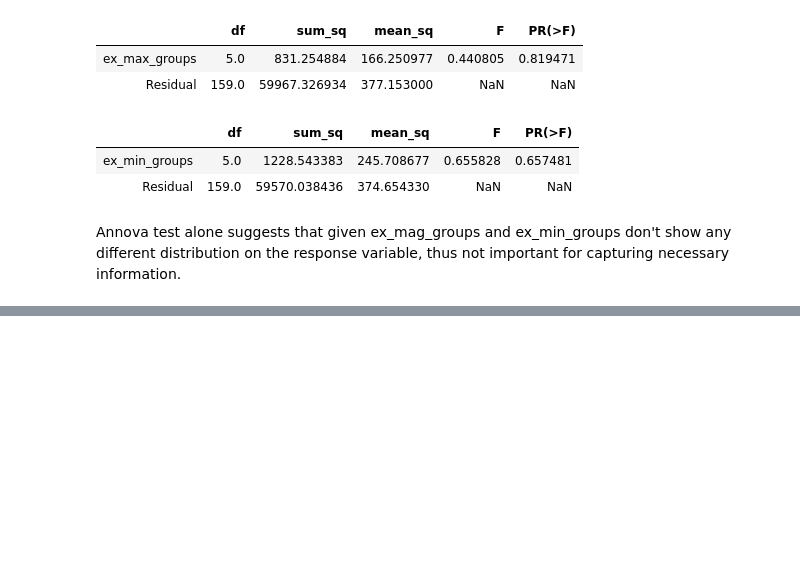
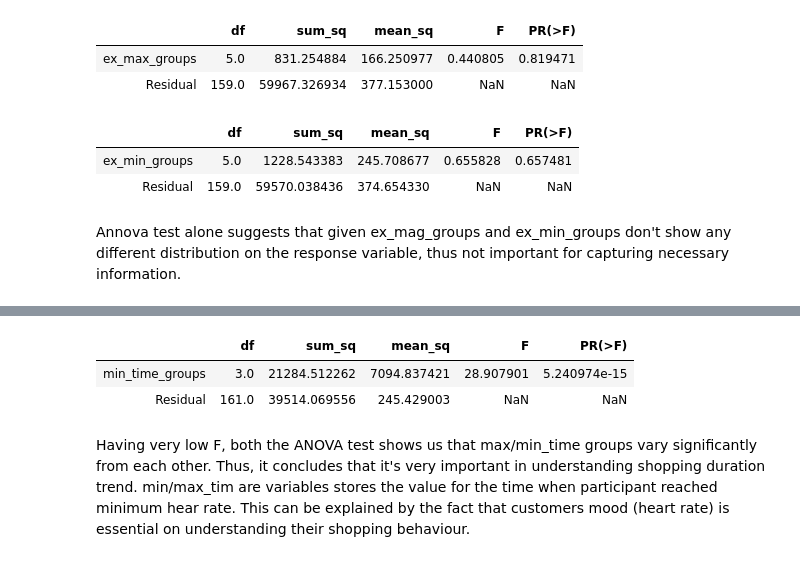
Before and after one commit to MhmudFwzi/customer_behavior_prediction, a Jupyter notebook: ANOVA - Test .ipynb, the cells around one changed output, grey strips where cells are left out. Cells and saved outputs as stored; diff of their text form; code cells hidden in the pictures; blank space fills up the shorter version.

```diff
--- a/ANOVA - Test .ipynb
+++ b/ANOVA - Test .ipynb
@@ -438,0 +500,9 @@ Annova test alone suggests that given ex_mag_groups and ex_min_groups don't show
+# %%
+lm = smf.ols('shop_dur ~ min_time_groups', data=data).fit()
+sm.stats.anova_lm(lm, type=1)
+# %% [output]
+|  | df | sum_sq | mean_sq | F | PR(>F) |
+| min_time_groups | 3.0 | 21284.512262 | 7094.837421 | 28.907901 | 5.240974e-15 |
+| Residual | 161.0 | 39514.069556 | 245.429003 | NaN | NaN |
+# %% [markdown]
+Having very low F, both the ANOVA test shows us that max/min_time groups vary significantly from each other. Thus, it concludes that it's very important in understanding shopping duration trend. min/max_tim are variables stores the value for the time when participant reached minimum hear rate. This can be explained by the fact that customers mood (heart rate) is essential on understanding their shopping behaviour.
```
Also changed, not shown: parts of 10 cells of this notebook.
